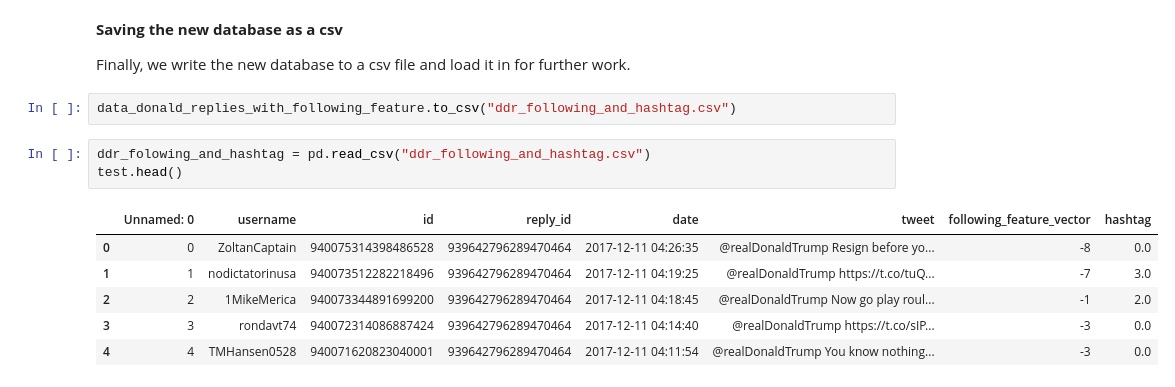
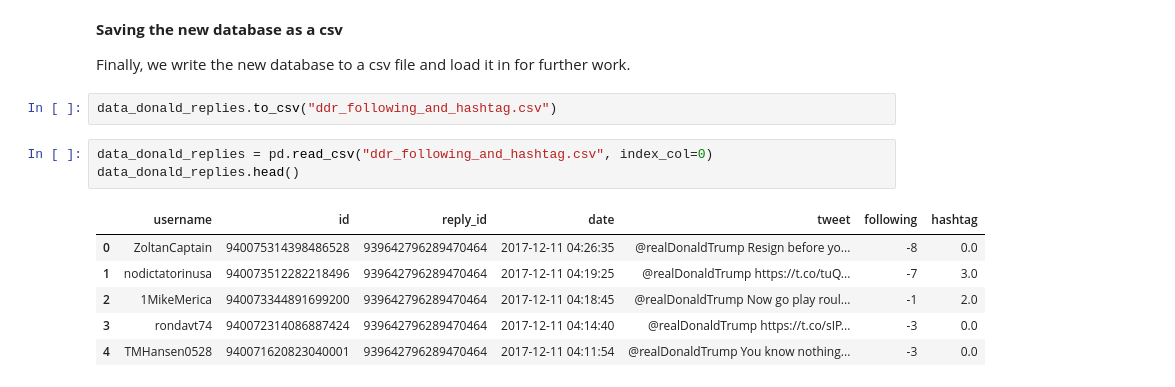
Before and after one commit to sarah-bullard/cmsc320-finalproject, a Jupyter notebook: cmsc320finalproject.ipynb, the cells around one changed output. Cells and saved outputs as stored; diff of their text form.

Commit message:
Added some prose about hashtags

```diff
--- a/cmsc320finalproject.ipynb
+++ b/cmsc320finalproject.ipynb
@@ -581,14 +582,14 @@ data_donald_replies_with_following_feature.head()
 
 Finally, we write the new database to a csv file and load it in for further work.
 # %%
-data_donald_replies_with_following_feature.to_csv("ddr_following_and_hashtag.csv")
+data_donald_replies.to_csv("ddr_following_and_hashtag.csv")
 # %%
-ddr_folowing_and_hashtag = pd.read_csv("ddr_following_and_hashtag.csv")
-test.head()
+data_donald_replies = pd.read_csv("ddr_following_and_hashtag.csv", index_col=0)
+data_donald_replies.head()
 # %% [output]
-|  | Unnamed: 0 | username | id | reply_id | date | tweet | following_feature_vector | hashtag |
-| 0 | 0 | ZoltanCaptain | 940075314398486528 | 939642796289470464 | 2017-12-11 04:26:35 | @realDonaldTrump Resign before yo... | -8 | 0.0 |
-| 1 | 1 | nodictatorinusa | 940073512282218496 | 939642796289470464 | 2017-12-11 04:19:25 | @realDonaldTrump https://t.co/tuQ... | -7 | 3.0 |
-| 2 | 2 | 1MikeMerica | 940073344891699200 | 939642796289470464 | 2017-12-11 04:18:45 | @realDonaldTrump Now go play roul... | -1 | 2.0 |
-| 3 | 3 | rondavt74 | 940072314086887424 | 939642796289470464 | 2017-12-11 04:14:40 | @realDonaldTrump https://t.co/sIP... | -3 | 0.0 |
-| 4 | 4 | TMHansen0528 | 940071620823040001 | 939642796289470464 | 2017-12-11 04:11:54 | @realDonaldTrump You know nothing... | -3 | 0.0 |
+|  | username | id | reply_id | date | tweet | following | hashtag |
+| 0 | ZoltanCaptain | 940075314398486528 | 939642796289470464 | 2017-12-11 04:26:35 | @realDonaldTrump Resign before yo... | -8 | 0.0 |
+| 1 | nodictatorinusa | 940073512282218496 | 939642796289470464 | 2017-12-11 04:19:25 | @realDonaldTrump https://t.co/tuQ... | -7 | 3.0 |
+| 2 | 1MikeMerica | 940073344891699200 | 939642796289470464 | 2017-12-11 04:18:45 | @realDonaldTrump Now go play roul... | -1 | 2.0 |
+| 3 | rondavt74 | 940072314086887424 | 939642796289470464 | 2017-12-11 04:14:40 | @realDonaldTrump https://t.co/sIP... | -3 | 0.0 |
+| 4 | TMHansen0528 | 940071620823040001 | 939642796289470464 | 2017-12-11 04:11:54 | @realDonaldTrump You know nothing... | -3 | 0.0 |
```
Also changed, not shown: parts of 9 cells of this notebook, 1 other file.
